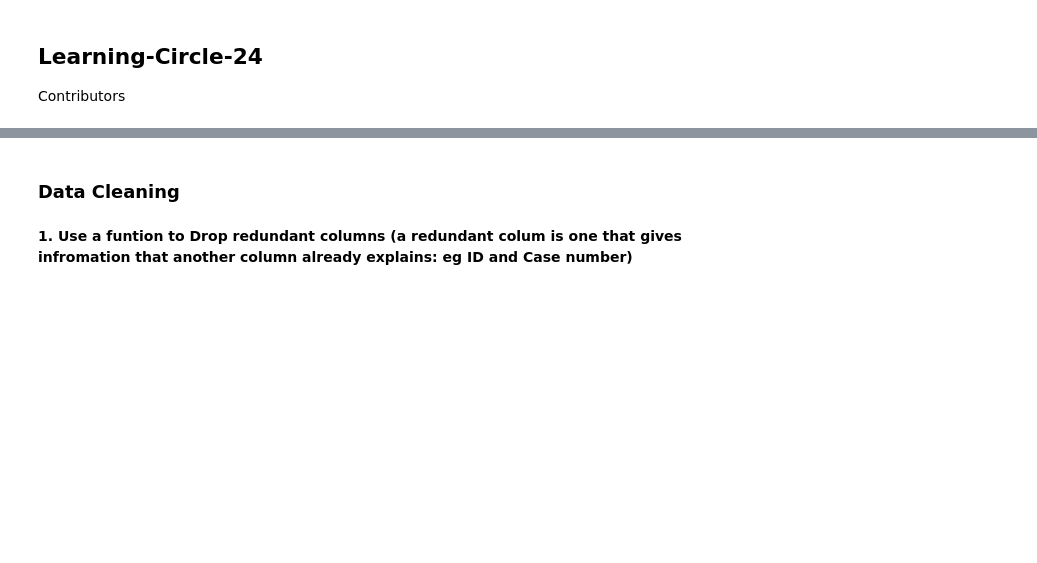
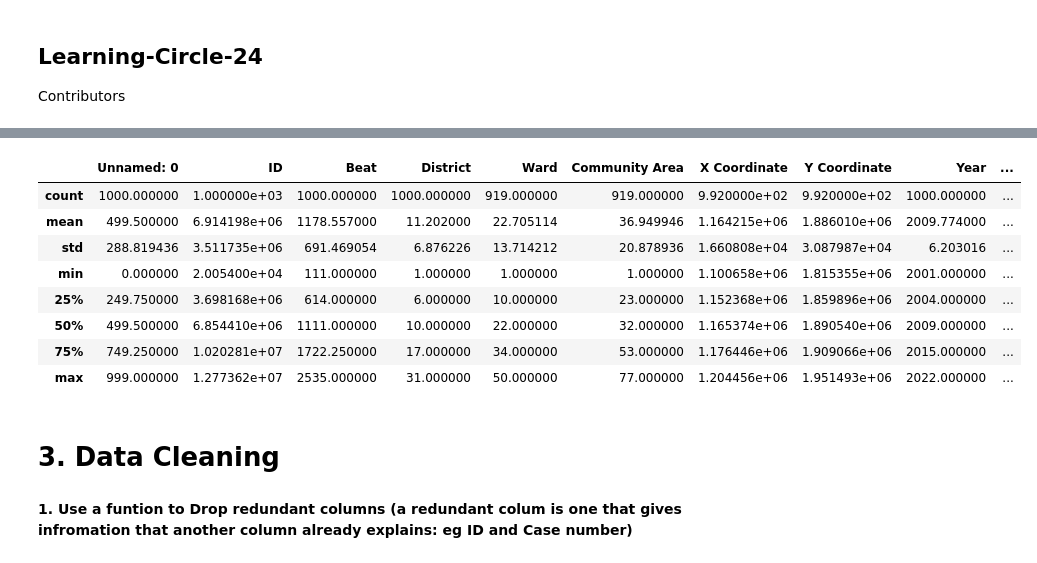
Before and after one commit to GbengaAbraham/AltSchoolAfrica-Circle-24-Collaboration, a Jupyter notebook: EDA on chicago crime data.ipynb, the cells around one changed output, grey strips where cells are left out. Cells and saved outputs as stored; diff of their text form; code cells hidden in the pictures; blank space fills up the shorter version.

```diff
--- a/EDA on chicago crime data.ipynb
+++ b/EDA on chicago crime data.ipynb
@@ -42,5 +61,18 @@ memory usage: 166.1+ KB
+# %%
+# Display summary statistics of numerical columns
+chicago_crime_df.describe()
+# %% [output]
+|  | Unnamed: 0 | ID | Beat | District | Ward | Community Area | X Coordinate | Y Coordinate | Year | ... |
+| count | 1000.000000 | 1.000000e+03 | 1000.000000 | 1000.000000 | 919.000000 | 919.000000 | 9.920000e+02 | 9.920000e+02 | 1000.000000 | ... |
+| mean | 499.500000 | 6.914198e+06 | 1178.557000 | 11.202000 | 22.705114 | 36.949946 | 1.164215e+06 | 1.886010e+06 | 2009.774000 | ... |
+| std | 288.819436 | 3.511735e+06 | 691.469054 | 6.876226 | 13.714212 | 20.878936 | 1.660808e+04 | 3.087987e+04 | 6.203016 | ... |
+| min | 0.000000 | 2.005400e+04 | 111.000000 | 1.000000 | 1.000000 | 1.000000 | 1.100658e+06 | 1.815355e+06 | 2001.000000 | ... |
+| 25% | 249.750000 | 3.698168e+06 | 614.000000 | 6.000000 | 10.000000 | 23.000000 | 1.152368e+06 | 1.859896e+06 | 2004.000000 | ... |
+| 50% | 499.500000 | 6.854410e+06 | 1111.000000 | 10.000000 | 22.000000 | 32.000000 | 1.165374e+06 | 1.890540e+06 | 2009.000000 | ... |
+| 75% | 749.250000 | 1.020281e+07 | 1722.250000 | 17.000000 | 34.000000 | 53.000000 | 1.176446e+06 | 1.909066e+06 | 2015.000000 | ... |
+| max | 999.000000 | 1.277362e+07 | 2535.000000 | 31.000000 | 50.000000 | 77.000000 | 1.204456e+06 | 1.951493e+06 | 2022.000000 | ... |
 # %% [markdown]
-### Data Cleaning
+# 3. Data Cleaning
 # %% [markdown]
 __1. Use a funtion to Drop redundant columns (a redundant colum is one that gives infromation that another column already explains: eg ID and Case number)__
 # %%
```
Also changed, not shown: parts of 69 cells of this notebook.
